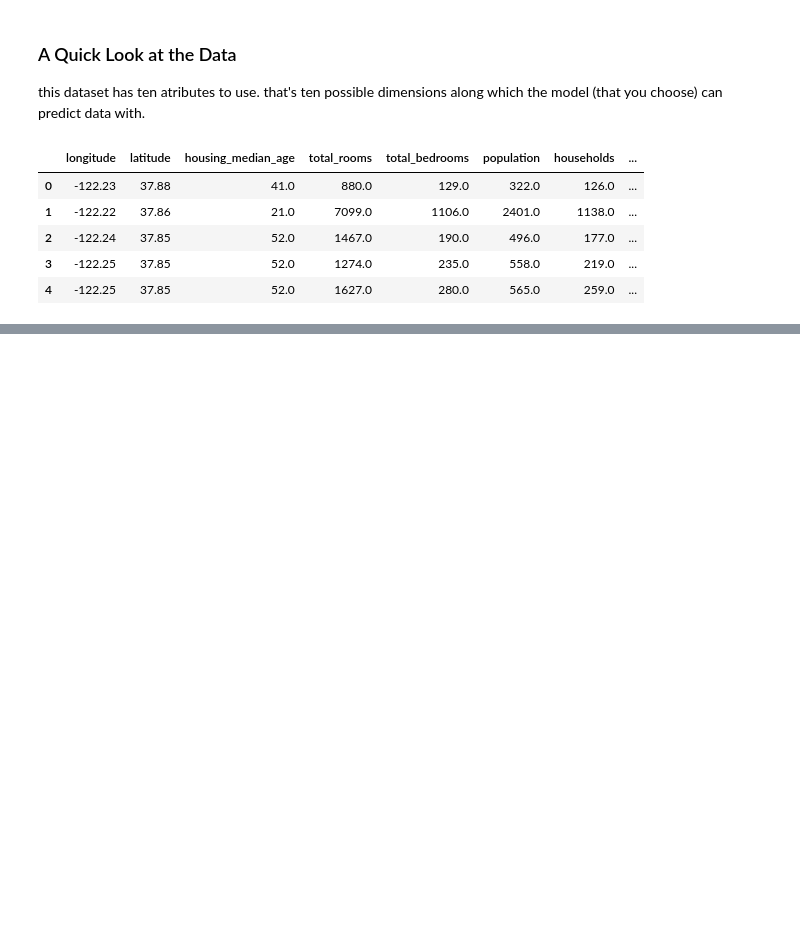
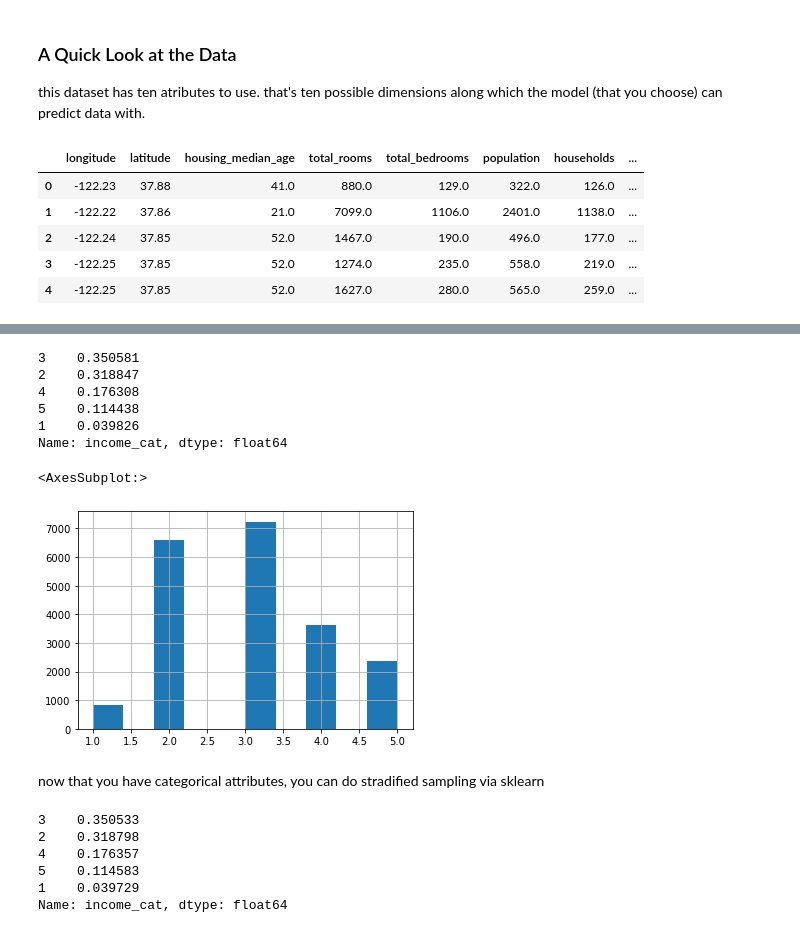
Before and after one commit to metalDS/metalDS-tensor-torch-tutorials, a Jupyter notebook: HandsOnML/ch2-notes.ipynb, the cells around one changed output, grey strips where cells are left out. Saved outputs shown, nothing was run; the diff lists cells and outputs as text; code cells hidden in the pictures; blank space fills up the shorter version.

```diff
--- a/HandsOnML/ch2-notes.ipynb
+++ b/HandsOnML/ch2-notes.ipynb
@@ -124,0 +279,19 @@ info can be used to get a quick desciption of the data
+# %%
+#pandas cut segments and sorts data into bins. useful for going from a continuous variable to a categorical variable
+housing['income_cat'] = pd.cut(housing['median_income'], bins=[0., 1.5, 3.0, 4.5, 6., np.inf], labels=[1, 2, 3, 4, 5])
+# %%
+housing['income_cat'].value_counts() / len(housing)
+# %% [output]
+3    0.350581
+2    0.318847
+4    0.176308
+5    0.114438
+1    0.039826
+Name: income_cat, dtype: float64
+# %%
+housing['income_cat'].hist()
+# %% [output]
+<AxesSubplot:>
+[figure, added]
+# %% [markdown]
+now that you have categorical attributes, you can do stradified sampling via sklearn
@@ -124,0 +304,9 @@ info can be used to get a quick desciption of the data
+# %%
+strat_test_set['income_cat'].value_counts() / len(strat_test_set)
+# %% [output]
+3    0.350533
+2    0.318798
+4    0.176357
+5    0.114583
+1    0.039729
+Name: income_cat, dtype: float64
```
Also changed, not shown: parts of 69 cells of this notebook, 18 other files.
